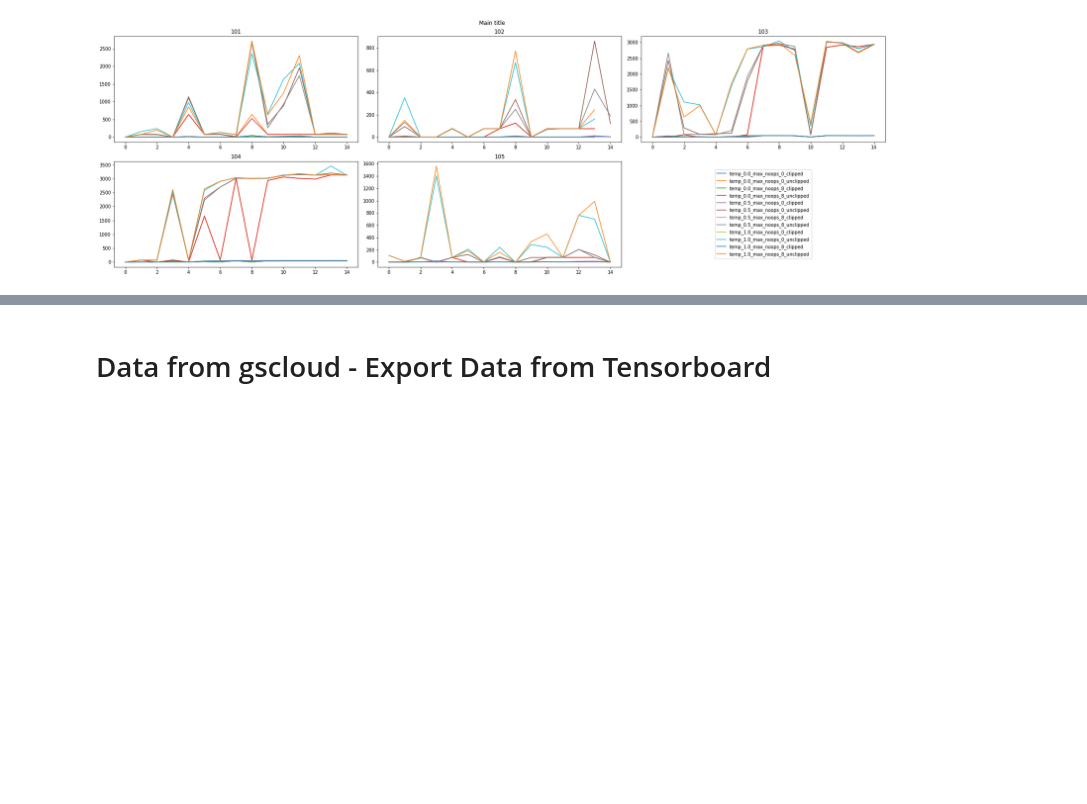
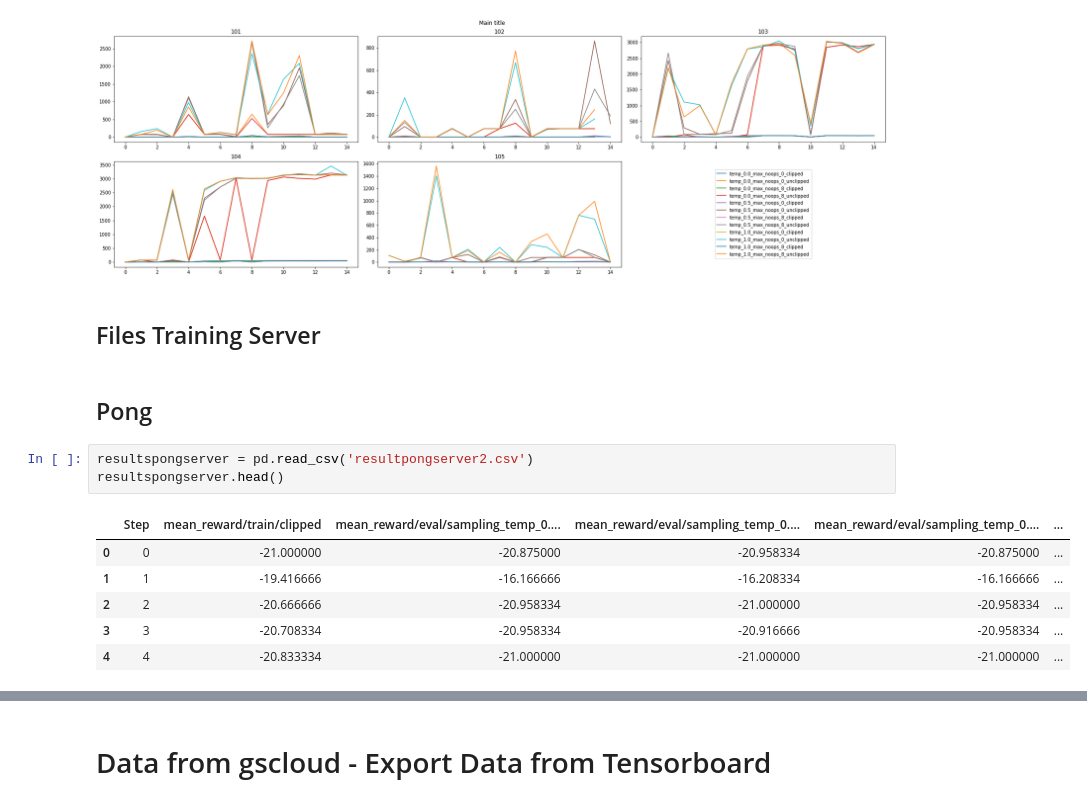
Before and after one commit to dakaun/worldmodel, a Jupyter notebook: tensor2tensor/tensor2tensor/rl/read_experiments/read_experiments.ipynb, the cells around one changed output, grey strips where cells are left out. Drawn from its saved outputs; the diff is of its cells as text; blank space fills up the shorter version.

```diff
--- a/tensor2tensor/tensor2tensor/rl/read_experiments/read_experiments.ipynb
+++ b/tensor2tensor/tensor2tensor/rl/read_experiments/read_experiments.ipynb
@@ -272,3 +264,17 @@ f.subplots_adjust(top=0.92)
 plt.show()
 # %% [output]
 [figure]
+# %% [markdown]
+## Files Training Server
+# %% [markdown]
+## Pong
+# %%
+resultspongserver = pd.read_csv('resultpongserver2.csv')
+resultspongserver.head()
+# %% [output]
+|  | Step | mean_reward/train/clipped | mean_reward/eval/sampling_temp_0.... | mean_reward/eval/sampling_temp_0.... | mean_reward/eval/sampling_temp_0.... | ... |
+| 0 | 0 | -21.000000 | -20.875000 | -20.958334 | -20.875000 | ... |
+| 1 | 1 | -19.416666 | -16.166666 | -16.208334 | -16.166666 | ... |
+| 2 | 2 | -20.666666 | -20.958334 | -21.000000 | -20.958334 | ... |
+| 3 | 3 | -20.708334 | -20.958334 | -20.916666 | -20.958334 | ... |
+| 4 | 4 | -20.833334 | -21.000000 | -21.000000 | -21.000000 | ... |
```
Also changed, not shown: parts of 9 cells of this notebook.
